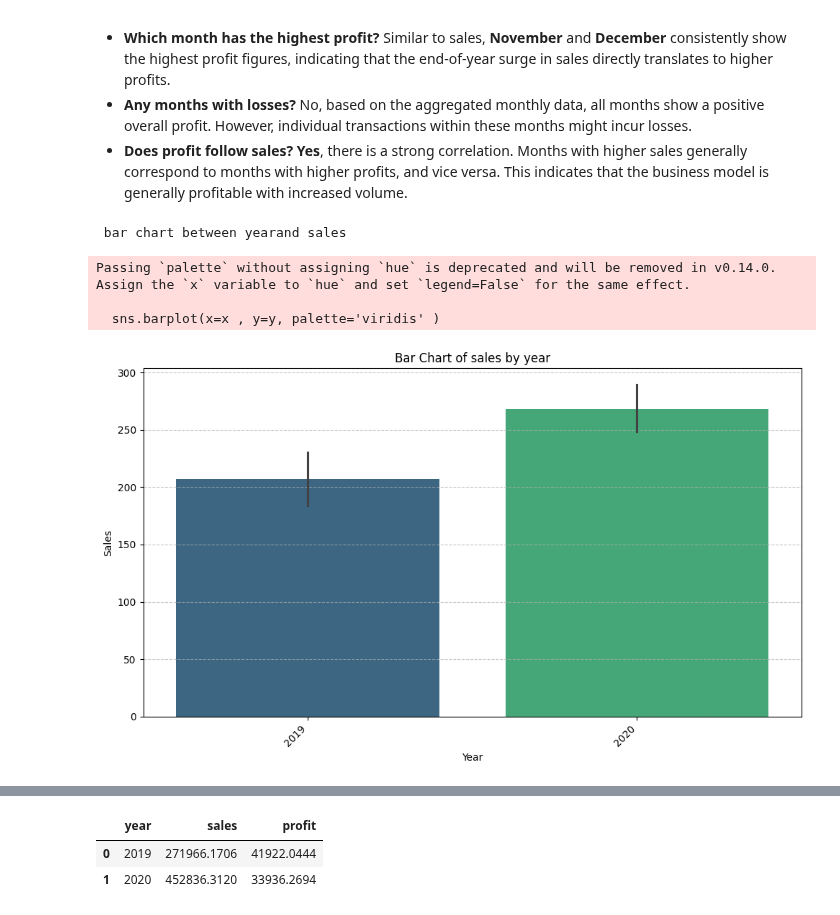
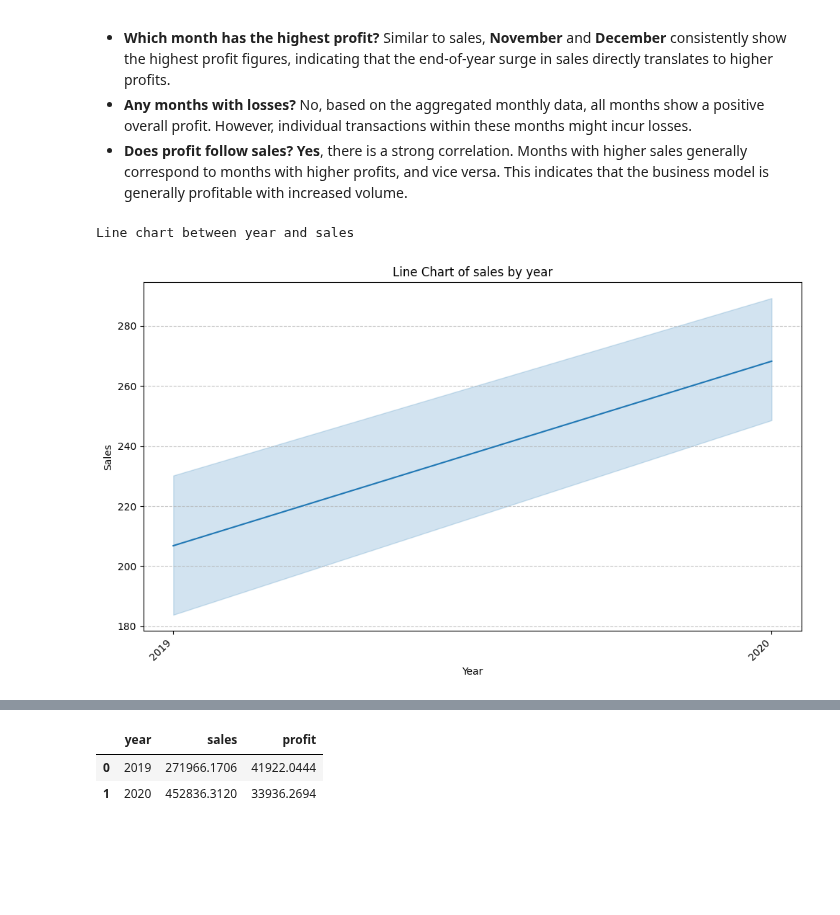
Before and after one commit to anish00ti/EDA-on-sales, a Jupyter notebook: Predictive_Ecommerce_Analytics.ipynb, the cells around one changed output, grey strips where cells are left out. Cells and saved outputs as stored; diff of their text form; code cells hidden in the pictures; blank space fills up the shorter version.

```diff
--- a/Predictive_Ecommerce_Analytics.ipynb
+++ b/Predictive_Ecommerce_Analytics.ipynb
@@ -785,6 +779,19 @@ display(payment_mode_analysis.sort_values(by='sales', ascending=False))
 ***Time-Series Analysis***
 # %% [markdown]
 **Part A: Monthly Sales Trend**
+# %%
+def show_linechart(x,y):
+  print(f"Line chart between {x.name} and {y.name}")
+
+  plt.figure(figsize=(10, 6))
+  sns.lineplot(x=x , y=y)
+  plt.title(f'Line Chart of {y.name} by {x.name}')
+  plt.xlabel(x.name.replace('_', ' ').title())
+  plt.ylabel(y.name.replace('_', ' ').title())
+  plt.xticks(rotation=45, ha='right') # Rotate x-axis labels for better readability
+  plt.grid(axis='y', linestyle='--', alpha=0.7) # Add a horizontal grid
+  plt.tight_layout() # Adjust layout to prevent labels from being cut off
+  plt.show()
 # %%
 columns(df)
 # %% [output]
@@ -805,5 +812,3 @@ we have coumn name  [-profit-] is of [-float64-] and has unique value[-2596-]
 we have coumn name  [-payment_mode-] is of [-category-] and has unique value[-3-]
 we have coumn name  [-year-] is of [-category-] and has unique value[-2-]
 we have coumn name  [-month-] is of [-object-] and has unique value[-12-]
-# %%
-df['year_month']=df['year'].str+df['month']
@@ -824,0 +815,18 @@ display(df.head())
+# %%
+df['year'] = df['year'].astype(str)
+df['month'] = df['month'].astype(str)
+df['year_month'] = df['year'] + '-' + df['month']
+
+# Create a temporary datetime column for proper chronological sorting
+df['year_month_dt'] = pd.to_datetime(df['year_month'], format='%Y-%b')
+
+# Get the unique sorted year_month string values based on the datetime column
+ordered_year_months = df.sort_values('year_month_dt')['year_month'].unique()
+
+# Convert 'year_month' to a Categorical type with the defined chronological order
+df['year_month'] = pd.Categorical(df['year_month'], categories=ordered_year_months, ordered=True)
+
+# Drop the temporary datetime column as it's no longer needed
+df.drop(columns=['year_month_dt'], inplace=True)
+
+display(df.head())
@@ -883,11 +893,8 @@ Based on the monthly profit trend data:
 *   **Any months with losses?** No, based on the aggregated monthly data, all months show a positive overall profit. However, individual transactions within these months might incur losses.
 *   **Does profit follow sales?** **Yes**, there is a strong correlation. Months with higher sales generally correspond to months with higher profits, and vice versa. This indicates that the business model is generally profitable with increased volume.
 # %%
-show_barchart(df['year'],df['sales'])
+show_linechart(df['year'],df['sales'])
 # %% [output]
- bar chart between yearand sales
+Line chart between year and sales
-Passing `palette` without assigning `hue` is deprecated and will be removed in v0.14.0. Assign the `x` variable to `hue` and set `legend=False` for the same effect.
-
-  sns.barplot(x=x , y=y, palette='viridis' )
-[figure, old version]
+[figure, new version]
 # %%
```
Also changed, not shown: parts of 18 cells of this notebook.
